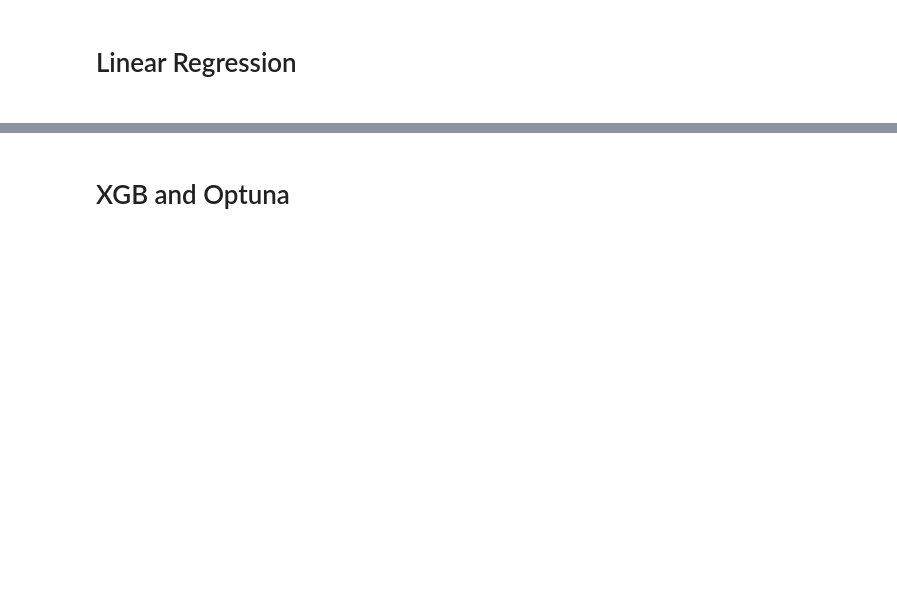
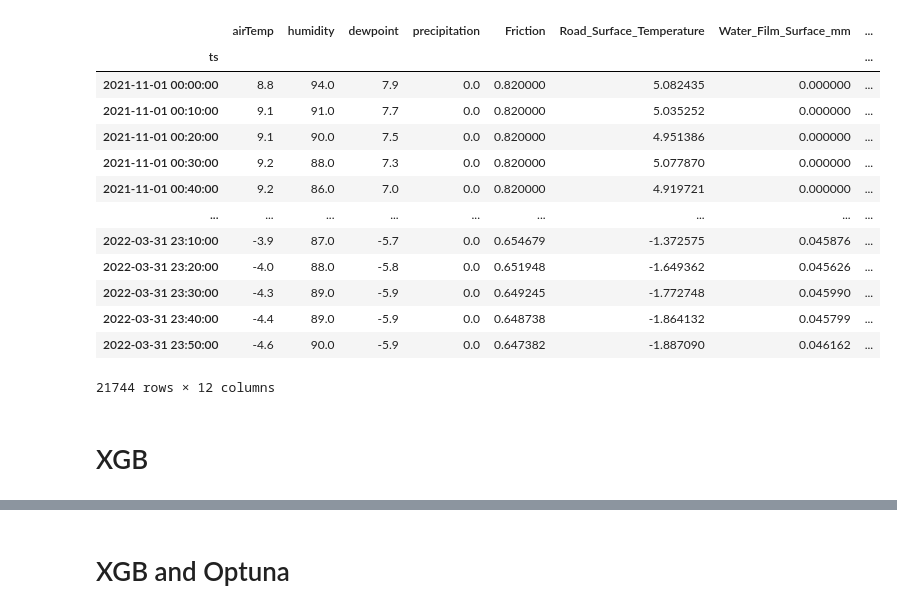
Before and after one commit to KirSobolev/ML_project, a Jupyter notebook: models/friction_NO_time_series.ipynb, the cells around one changed output, grey strips where cells are left out. Saved outputs shown, nothing was run; the diff lists cells and outputs as text; code cells hidden in the pictures; blank space fills up the shorter version.

```diff
--- a/models/friction_NO_time_series.ipynb
+++ b/models/friction_NO_time_series.ipynb
@@ -8,5 +7,6 @@ from sklearn.linear_model import LinearRegression
 from sklearn.model_selection import train_test_split
 from sklearn import metrics
 # %%
-df = pd.read_csv("../ready_data/merged_marwis.csv", index_col="timestamp")
+df = pd.read_csv("../ready_data/winter_2021.csv", index_col="ts")
 # Drop columns which we are not able to get via weather forecast API
+#test_df = pd.read_csv("../ready_data/test_day.csv", index_col="timestamp")
@@ -13,3 +42,20 @@ df = pd.read_csv("../ready_data/merged_marwis.csv", index_col="timestamp")
+# %%
+df
+# %% [output]
+|  | airTemp | humidity | dewpoint | precipitation | Friction | Road_Surface_Temperature | Water_Film_Surface_mm | ... |
+| ts |  |  |  |  |  |  |  | ... |
+| 2021-11-01 00:00:00 | 8.8 | 94.0 | 7.9 | 0.0 | 0.820000 | 5.082435 | 0.000000 | ... |
+| 2021-11-01 00:10:00 | 9.1 | 91.0 | 7.7 | 0.0 | 0.820000 | 5.035252 | 0.000000 | ... |
+| 2021-11-01 00:20:00 | 9.1 | 90.0 | 7.5 | 0.0 | 0.820000 | 4.951386 | 0.000000 | ... |
+| 2021-11-01 00:30:00 | 9.2 | 88.0 | 7.3 | 0.0 | 0.820000 | 5.077870 | 0.000000 | ... |
+| 2021-11-01 00:40:00 | 9.2 | 86.0 | 7.0 | 0.0 | 0.820000 | 4.919721 | 0.000000 | ... |
+| ... | ... | ... | ... | ... | ... | ... | ... | ... |
+| 2022-03-31 23:10:00 | -3.9 | 87.0 | -5.7 | 0.0 | 0.654679 | -1.372575 | 0.045876 | ... |
+| 2022-03-31 23:20:00 | -4.0 | 88.0 | -5.8 | 0.0 | 0.651948 | -1.649362 | 0.045626 | ... |
+| 2022-03-31 23:30:00 | -4.3 | 89.0 | -5.9 | 0.0 | 0.649245 | -1.772748 | 0.045990 | ... |
+| 2022-03-31 23:40:00 | -4.4 | 89.0 | -5.9 | 0.0 | 0.648738 | -1.864132 | 0.045799 | ... |
+| 2022-03-31 23:50:00 | -4.6 | 90.0 | -5.9 | 0.0 | 0.647382 | -1.887090 | 0.046162 | ... |
+21744 rows × 12 columns
 # %%
 # initialize DF for saving metrics
 metrics_df = pd.DataFrame({
@@ -28,4 +74,4 @@ y = df['Friction']
 # this examples reserves 30% for test data, 70% for training data
 X_train, X_test, y_train, y_test = train_test_split(X, y, test_size=0.3, random_state=101)
 # %% [markdown]
-<h1>Linear Regression<h1>
+<h1>XGB</h1>
```
Also changed, not shown: parts of 17 cells of this notebook, 1 other file.
